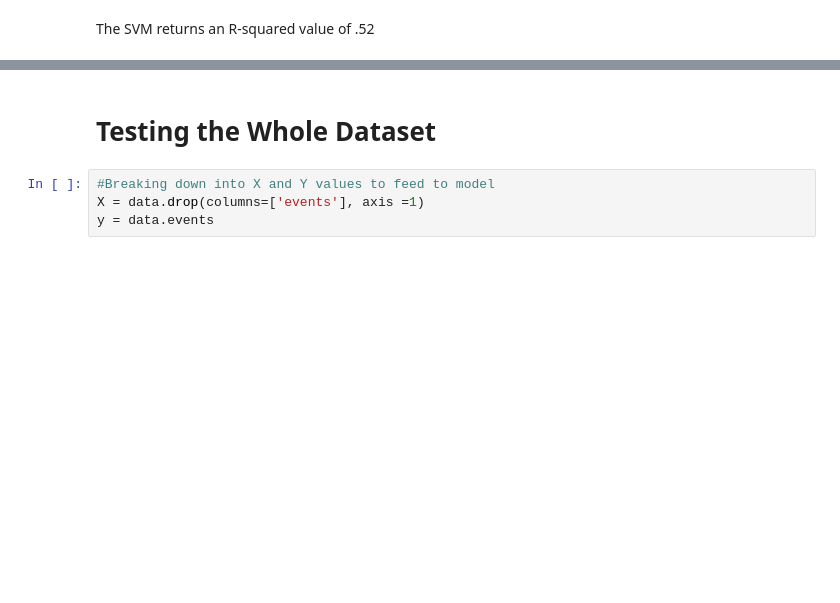
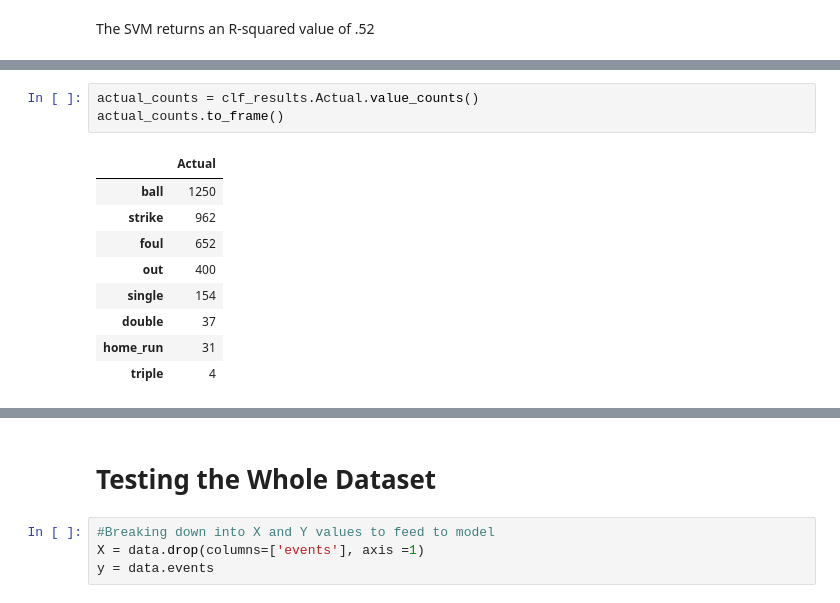
Before and after one commit to nradich/Pitch_Effective, a Jupyter notebook: Predict_outcome.ipynb, the cells around one changed output, grey strips where cells are left out. Cells and saved outputs as stored; diff of their text form; blank space fills up the shorter version.

```diff
--- a/Predict_outcome.ipynb
+++ b/Predict_outcome.ipynb
@@ -461,0 +475,13 @@ weighted avg       0.39      0.52      0.40      3506
+# %%
+actual_counts = clf_results.Actual.value_counts()
+actual_counts.to_frame()
+# %% [output]
+|  | Actual |
+| ball | 1250 |
+| strike | 962 |
+| foul | 652 |
+| out | 400 |
+| single | 154 |
+| double | 37 |
+| home_run | 31 |
+| triple | 4 |
```
Also changed, not shown: parts of 21 cells of this notebook.
